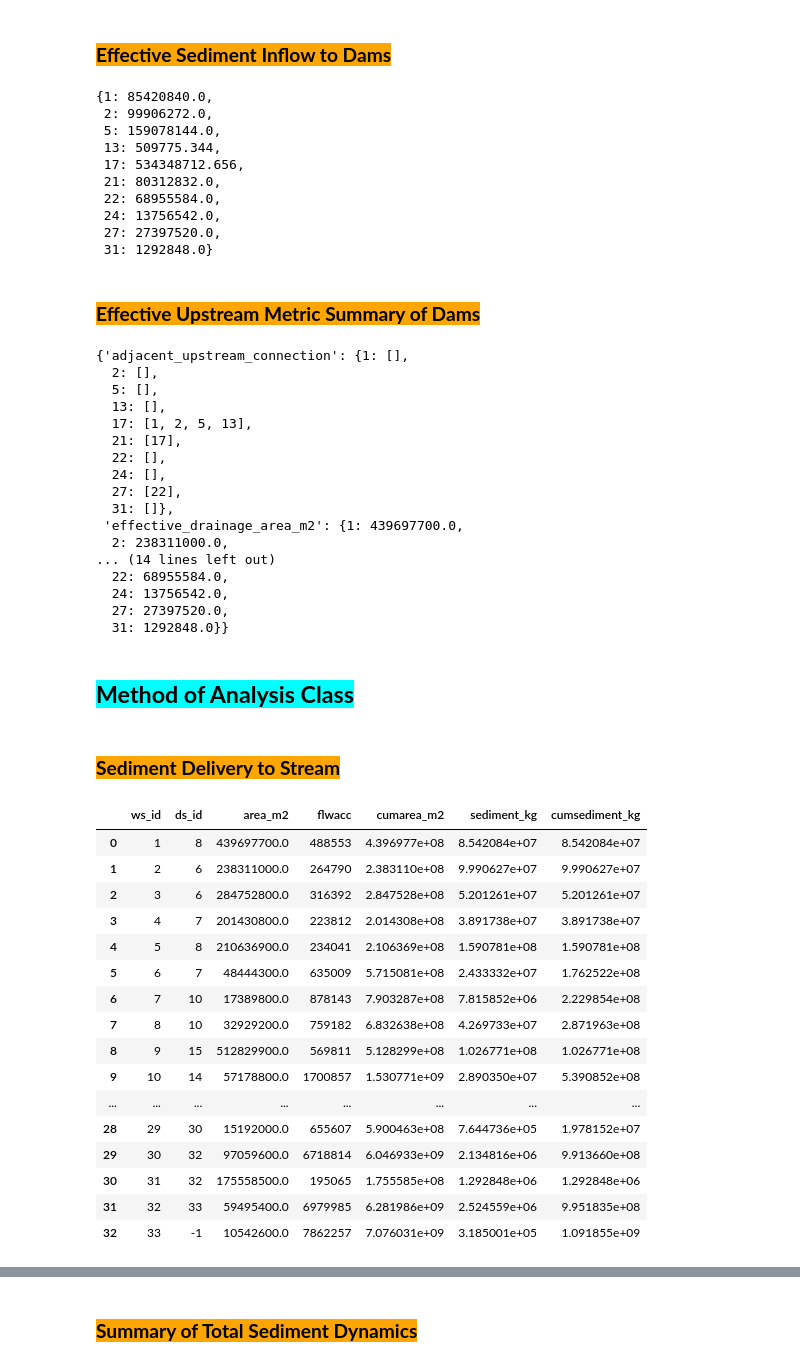
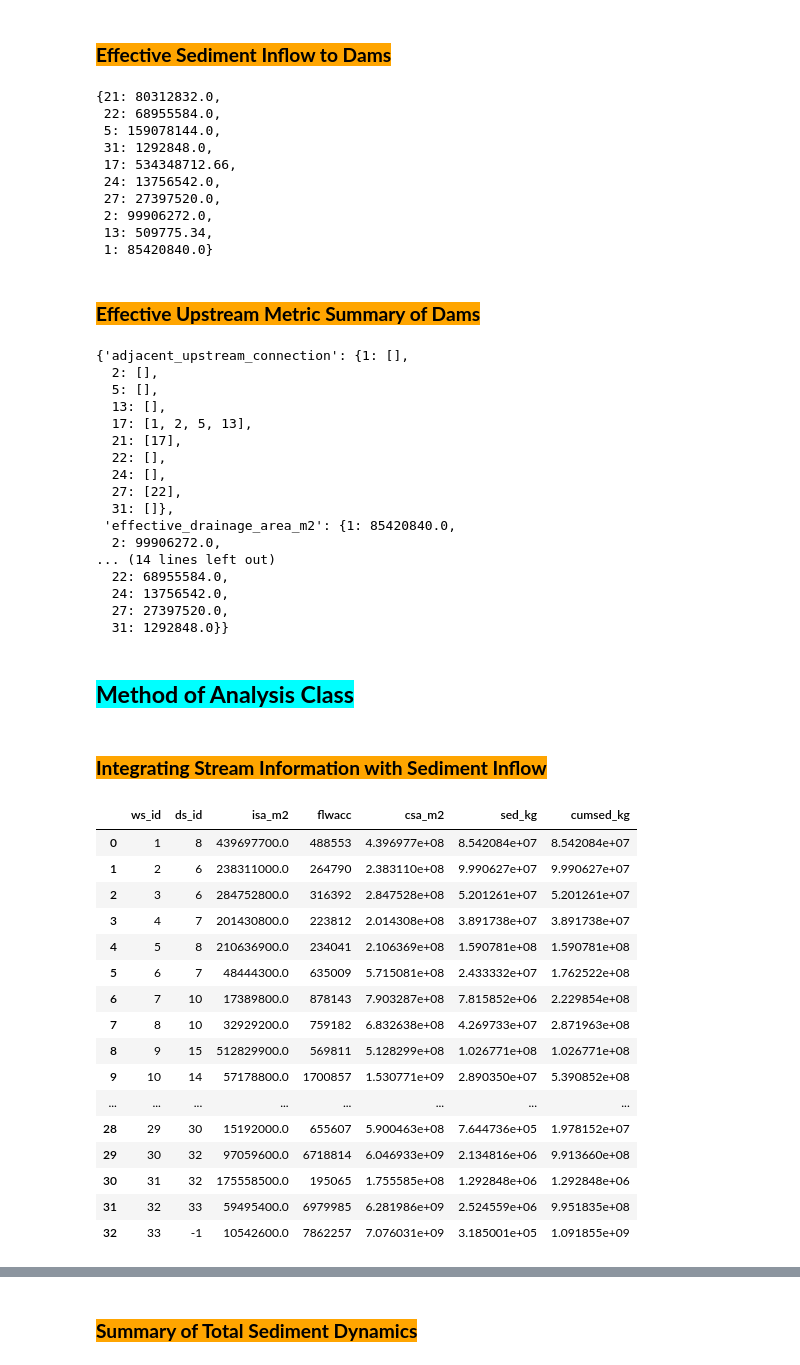
Before and after one commit to debpal/OptiDamTool, a Jupyter notebook: userguide_OptiDamTool.ipynb, the cells around one changed output, grey strips where cells are left out. Cells and saved outputs as stored; diff of their text form; code cells hidden in the pictures.

```diff
--- a/userguide_OptiDamTool.ipynb
+++ b/userguide_OptiDamTool.ipynb
@@ -303,30 +293,31 @@ output
 ### <span style='background:orange' ><font color='black'>**Effective Sediment Inflow to Dams**</font></span>
 # %%
 output = network.effective_sediment_inflow(
-    stream_file=os.path.join(data_folder, 'stream_info.shp'),
+    stream_file=os.path.join(data_folder, 'stream_information_with_sediment_delivery.shp'),
     stream_col='ws_id',
     dam_list=[21, 22, 5, 31, 17, 24, 27, 2, 13, 1]
 )
 
 output
 # %% [output]
-{1: 85420840.0,
- 2: 99906272.0,
+{21: 80312832.0,
+ 22: 68955584.0,
  5: 159078144.0,
- 13: 509775.344,
- 17: 534348712.656,
- 21: 80312832.0,
- 22: 68955584.0,
+ 31: 1292848.0,
+ 17: 534348712.66,
  24: 13756542.0,
  27: 27397520.0,
- 31: 1292848.0}
+ 2: 99906272.0,
+ 13: 509775.34,
+ 1: 85420840.0}
 # %% [markdown]
 ### <span style='background:orange' ><font color='black'>**Effective Upstream Metric Summary of Dams**</font></span>
 # %%
 output = network.effective_upstream_metrics_summary(
-    stream_file=os.path.join(data_folder, 'stream_info.shp'),
+    stream_file=os.path.join(data_folder, 'stream_information_with_sediment_delivery.shp'),
     stream_col='ws_id',
-    dam_list=[21, 22, 5, 31, 17, 24, 27, 2, 13, 1]
+    dam_list=[21, 22, 5, 31, 17, 24, 27, 2, 13, 1],
+    sort_dam=True
 )
 
 output
@@ -341,8 +332,8 @@ output
   24: [],
   27: [22],
   31: []},
- 'effective_drainage_area_m2': {1: 439697700.0,
-  2: 238311000.0,
+ 'effective_drainage_area_m2': {1: 85420840.0,
+  2: 99906272.0,
 ... (14 lines left out)
   22: 68955584.0,
   24: 13756542.0,
@@ -351,19 +342,19 @@ output
 # %% [markdown]
 ## <span style='background:rgb(0,255,255)' ><font color='black'>**Method of Analysis Class**</font></span>
 # %% [markdown]
-### <span style='background:orange' ><font color='black'>**Sediment Delivery to Stream**</font></span>
+### <span style='background:orange' ><font color='black'>**Integrating Stream Information with Sediment Inflow**</font></span>
 # %%
 output = analysis.sediment_delivery_to_stream_txt(
     input_file=os.path.join(data_folder, 'stream_information.txt'),
     stream_col='ws_id',
-    sediment_file=os.path.join(data_folder, 'Total sediment segments.txt'),
+    segsed_file=os.path.join(data_folder, 'Total sediment segments.txt'),
     cumsed_file=os.path.join(data_folder, 'Cumulative sediment segments.txt'),
     output_file=os.path.join(output_folder, 'stream_sediment_delivery.txt')
 )
 
 output
 # %% [output]
-|  | ws_id | ds_id | area_m2 | flwacc | cumarea_m2 | sediment_kg | cumsediment_kg |
+|  | ws_id | ds_id | isa_m2 | flwacc | csa_m2 | sed_kg | cumsed_kg |
 | 0 | 1 | 8 | 439697700.0 | 488553 | 4.396977e+08 | 8.542084e+07 | 8.542084e+07 |
 | 1 | 2 | 6 | 238311000.0 | 264790 | 2.383110e+08 | 9.990627e+07 | 9.990627e+07 |
 | 2 | 3 | 6 | 284752800.0 | 316392 | 2.847528e+08 | 5.201261e+07 | 5.201261e+07 |
```
Also changed, not shown: parts of 13 cells of this notebook.
